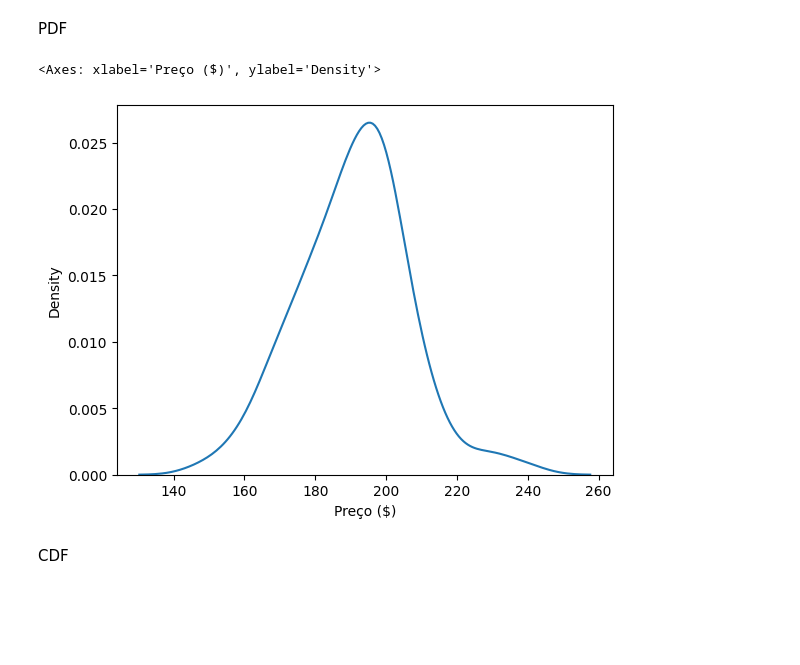
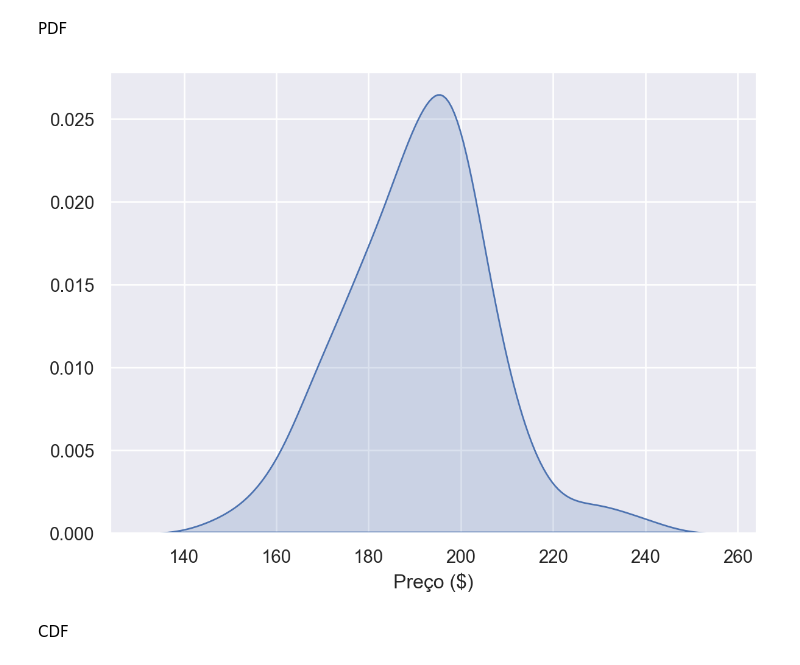
Before and after one commit to joaofauvel/mba-ds, a Jupyter notebook: Fundamentos de Estatística/fundamentos_estatistica.ipynb, the cells around one changed output. Cells and saved outputs as stored; diff of their text form; code cells hidden in the pictures; blank space fills up the shorter version.

```diff
--- a/Fundamentos de Estatística/fundamentos_estatistica.ipynb
+++ b/Fundamentos de Estatística/fundamentos_estatistica.ipynb
@@ -123,11 +123,11 @@ quant_df.head()
 # %% [markdown]
 PDF
 # %%
-sns.kdeplot(
-    data=quant_df, x='Preço ($)',
+(
+    so.Plot(quant_df, x='Preço ($)')
+    .add(so.Area(), so.KDE())
 )
 # %% [output]
-<Axes: xlabel='Preço ($)', ylabel='Density'>
-[figure, old version]
+[figure, new version]
 # %% [markdown]
 CDF
```
Also changed, not shown: parts of 12 cells of this notebook.
